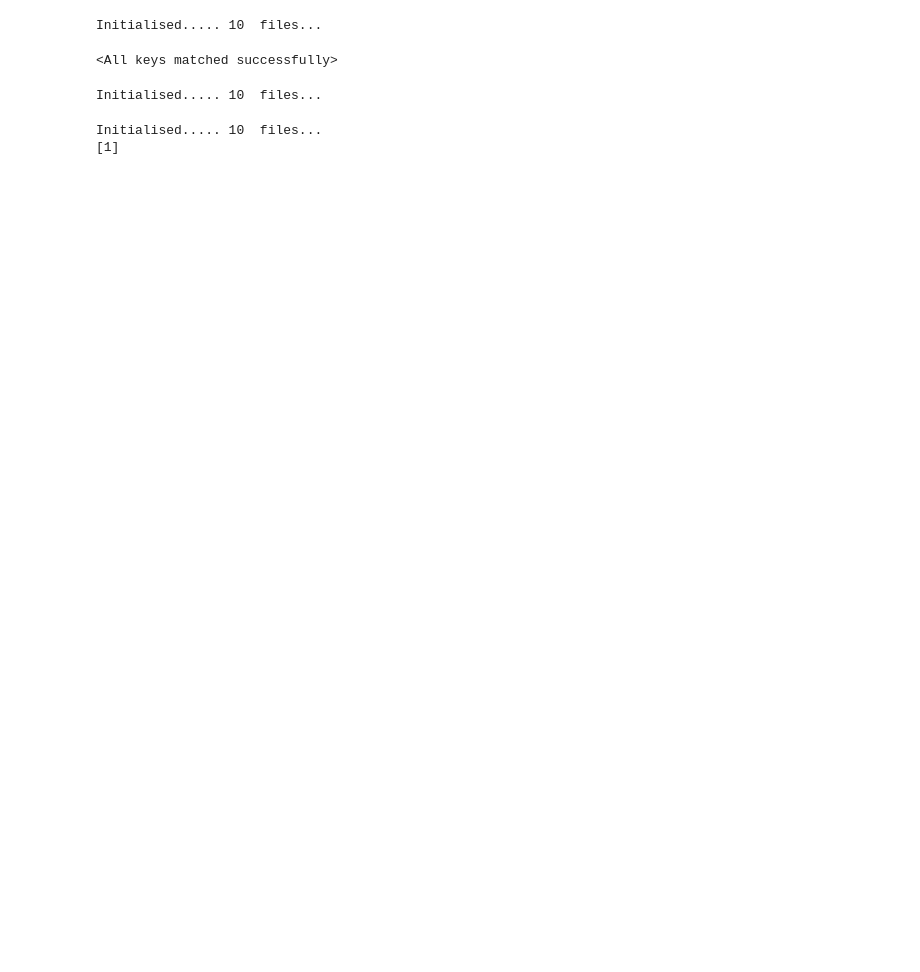
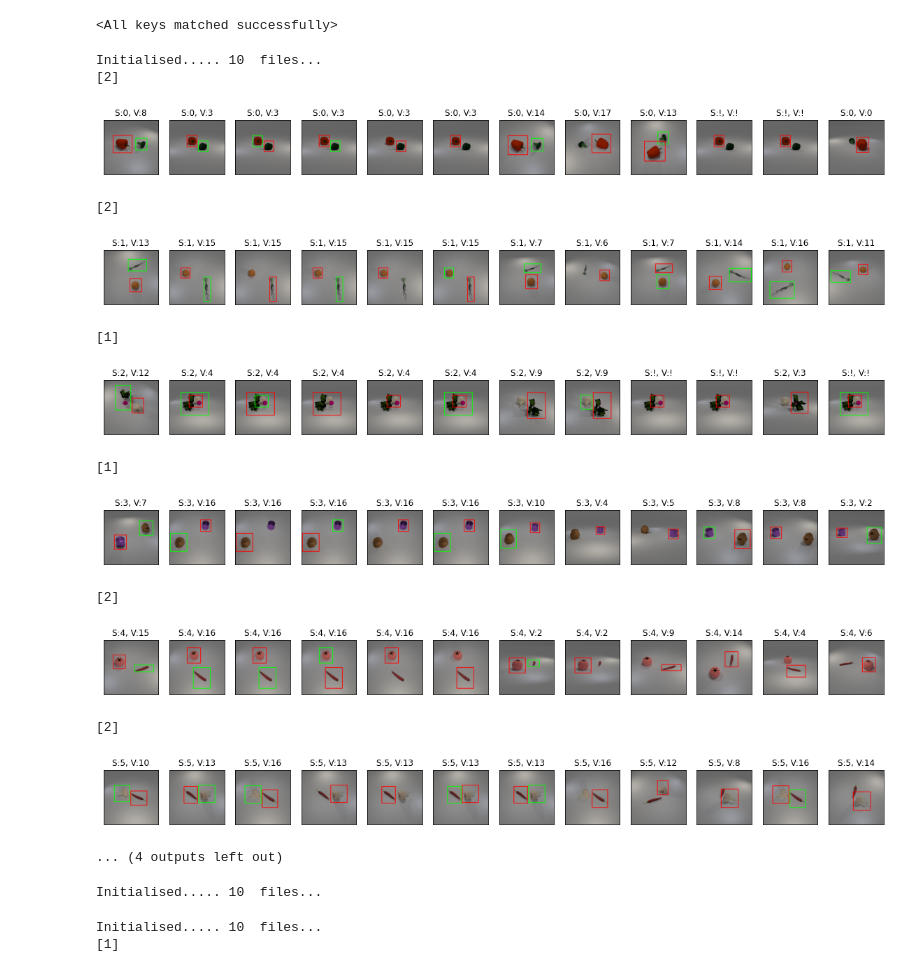
Before and after one commit to sakshamjindal/Non-Metric-3d-Representation, a Jupyter notebook: nbs/visalise_two_object_view.ipynb, the cells around one changed output. Cells and saved outputs as stored; diff of their text form; code cells hidden in the pictures; blank space fills up the shorter version.

```diff
--- a/nbs/visalise_two_object_view.ipynb
+++ b/nbs/visalise_two_object_view.ipynb
@@ -20,11 +20,9 @@ from core.model.model import MoCo_scene_and_view as MoCo
 from core.dataloader import CLEVR_train, collate_boxes, CLEVR_train_onlyquery, collate_boxes_onlyquery
 from core.utils import compute_features
 # %%
-# kmeans_train_dataset = CLEVR_train_onlyquery(root_dir='/home/mprabhud/dataset/clevr_lang/npys/aa_5v.txt')
-# kmeans_train_loader = DataLoader(kmeans_train_dataset, batch_size=16, shuffle=False, collate_fn=collate_boxes_onlyquery)
+# # kmeans_train_dataset = CLEVR_train_onlyquery(root_dir='/home/mprabhud/dataset/clevr_lang/npys/aa_5v.txt')
+# # kmeans_train_loader = DataLoader(kmeans_train_dataset, batch_size=16, shuffle=False, collate_fn=collate_boxes_onlyquery)
 
-query_train_dataset = CLEVR_train(root_dir='/home/mprabhud/dataset/clevr_lang/npys/ab_5t.txt', hyp_N=2, q_IDX=3)
-query_train_loader = DataLoader(query_train_dataset, batch_size=1, shuffle=False, collate_fn=collate_boxes)
+# query_train_dataset = CLEVR_train(root_dir='/home/mprabhud/dataset/clevr_lang/npys/ab_5t.txt', hyp_N=2, q_IDX=3)
+# query_train_loader = DataLoader(query_train_dataset, batch_size=1, shuffle=False, collate_fn=collate_boxes)
-# %% [output]
-Initialised..... 10  files...
 # %%
@@ -53,6 +51,62 @@ from vis_utils import *
 import time
 t = 1000 * time.time() # current time in milliseconds
 np.random.seed(int(t) % 2**32)
+# %%
+pool_size = 63
+pool_e_ = DoublePool_O(pool_size, isnode=False)
+pool_g_ = DoublePool_O(2000, isnode=False)
+pool_f_= DoublePool_O(pool_size, isnode=False)
+query_train_dataset = CLEVR_train(root_dir='/home/mprabhud/dataset/clevr_lang/npys/ab_5t.txt', hyp_N=2)
+query_train_loader = DataLoader(query_train_dataset, batch_size=1, shuffle=False,collate_fn=collate_boxes)
+
+for i, (feed_dict_q_, feed_dict_k_, metadata_) in enumerate((query_train_loader)):
+
+    pool_size = 63
+    pool_e_ = DoublePool_O(pool_size, isnode=False)
+    pool_g_ = DoublePool_O(2000, isnode=False)
+    pool_f_= DoublePool_O(pool_size, isnode=False)
+
+    q_idx = metadata_["query_image_index"].item()
+    k_idx = metadata_["key_image_index"].item()
+    scene_num = metadata_["scene_number"].item()
+
+#     q_idx = np.array((q_idx)).reshape(1,-1)
+#     k_idx = np.array((k_idx)).reshape(1,-1)
+#     scene_num = numpy.array((scene_num)).reshape(1,-1)
+
+    #Story the scene embedding of the 0th view
+    store_to_pool_e(pool_e_, feed_dict_q_, metadata_, model,args, scene_num, q_idx)
+    store_to_pool_e(pool_f_, feed_dict_k_, metadata_, model,args, scene_num, k_idx)
+
+    #store view transformed embeddings to pool_g
+    store_to_pool_g(pool_g_, feed_dict_k_, metadata_, model,args, scene_num, k_idx)
+
+    #Store unview transformed embeddings of the other views
+    store_to_pool_e(pool_g_, feed_dict_k_, metadata_, model, args, "!", "!")
+    store_to_pool_e(pool_g_, feed_dict_k_, metadata_, model, args, "!", "!")
+
+    feed_dict_n_lists = sample_same_scene_negs(feed_dict_q_, feed_dict_k_, metadata_, args.hyp_N, 16)[0]
+
+    for feed_dict_n,view_idx in feed_dict_n_lists:
+        #Store unview transformed embeddings of the other views
+        store_to_pool_e(pool_g_, feed_dict_n, metadata_, model, args, scene_num, view_idx.item())
+
+    f = random_retrieve_topk(args, pool_e_, pool_g_, pool_f_, imgs_to_view=1,k=10)
+# %% [output]
+Initialised..... 10  files...
+[2]
+[figure, added]
+[2]
+[figure, added]
+[1]
+[figure, added]
+[1]
+[figure, added]
+[2]
+[figure, added]
+[2]
+[figure, added]
+... (4 outputs left out)
 # %%
 pool_size = 63
 pool_e_ = DoublePool_O(pool_size, isnode=False)
```
Also changed, not shown: parts of 2 cells of this notebook, 5 other files.
